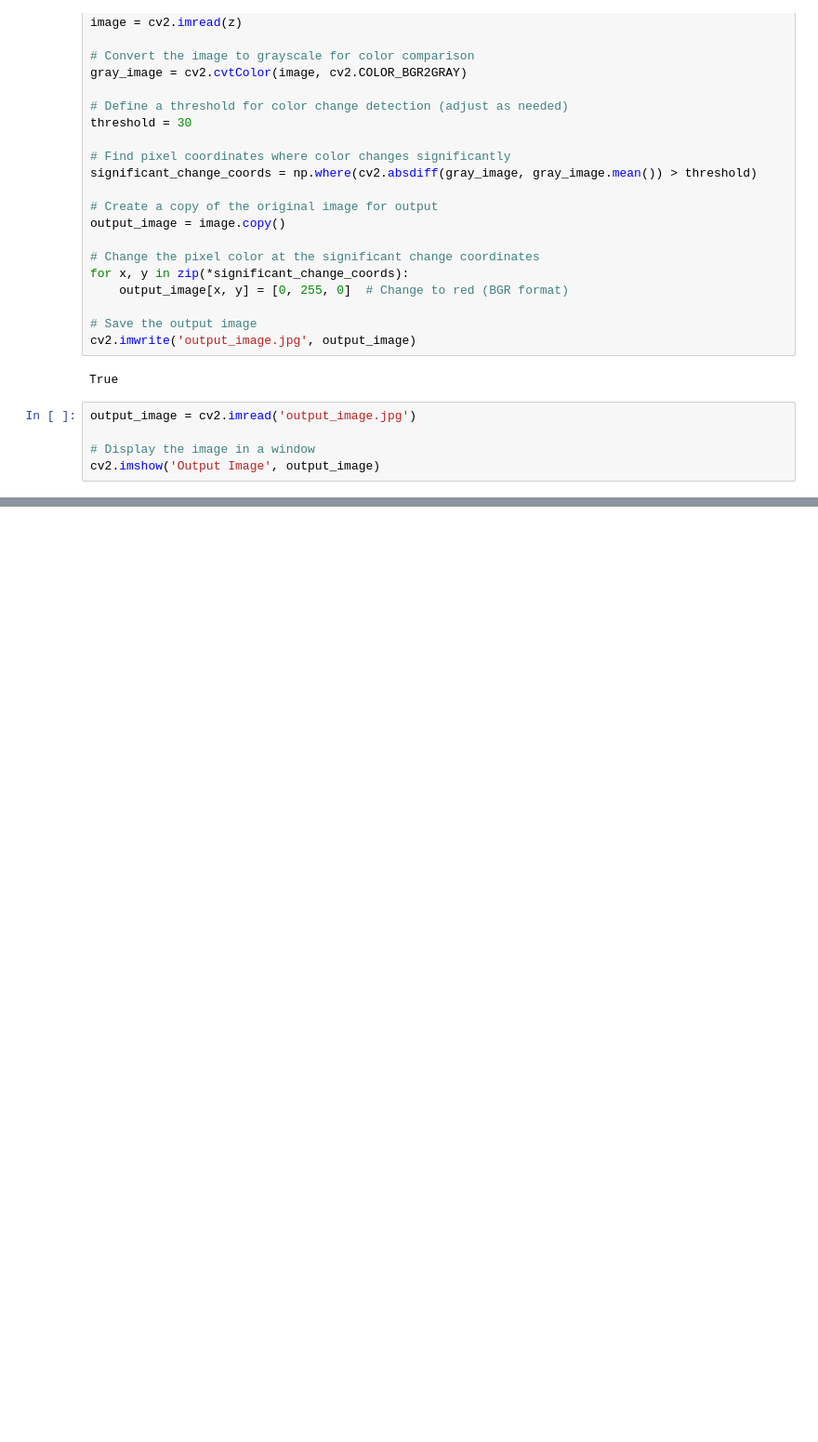
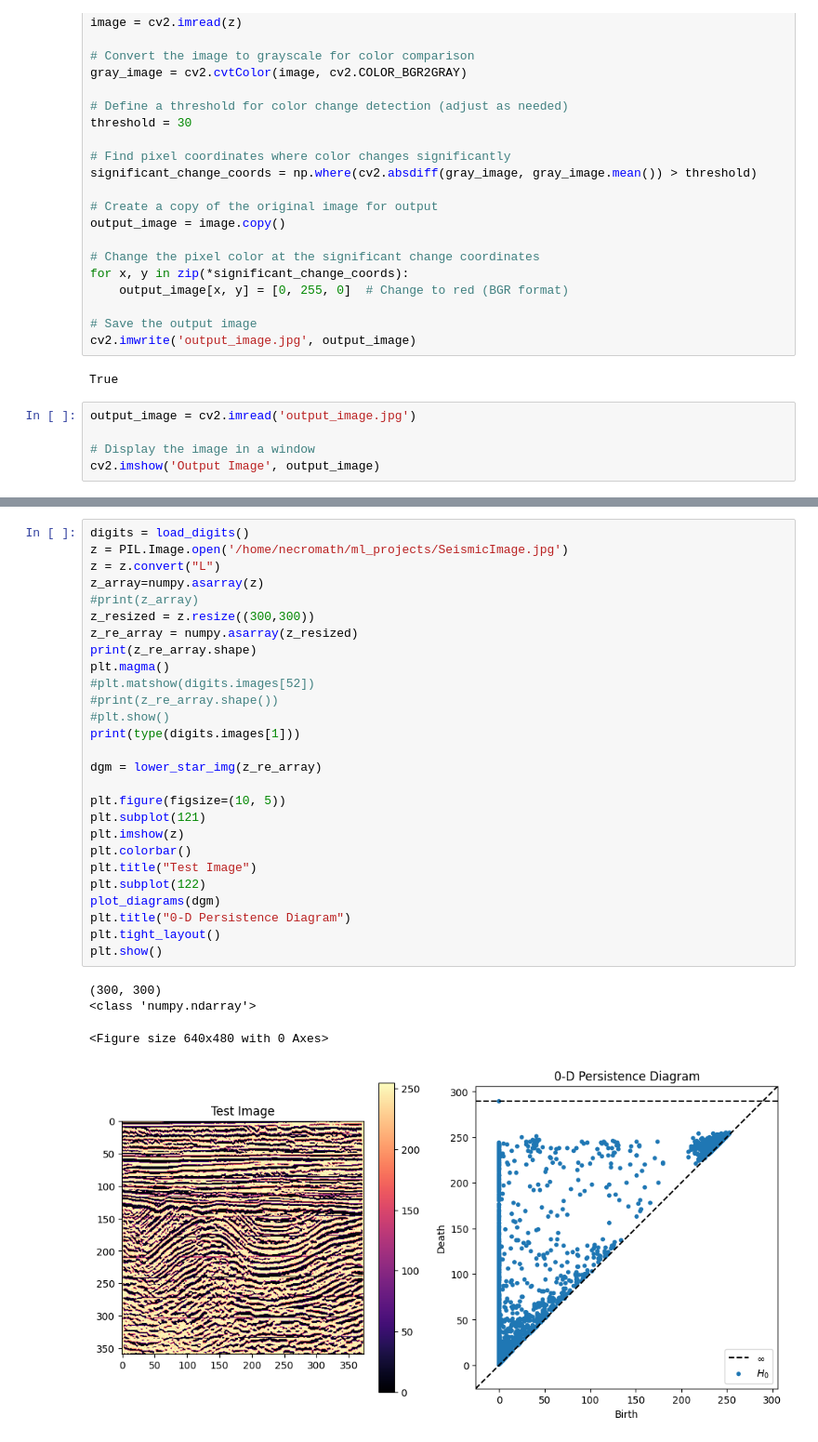
Before and after one commit to Necromath/ml_projects, a Jupyter notebook: Fit_Curve.ipynb, the cells around one changed output, grey strips where cells are left out. Shown at 93% size. Saved outputs shown, nothing was run; the diff lists cells and outputs as text; blank space fills up the shorter version.

```diff
--- a/Fit_Curve.ipynb
+++ b/Fit_Curve.ipynb
@@ -180,0 +296,32 @@ cv2.imshow('Output Image', output_image)
+# %%
+digits = load_digits()
+z = PIL.Image.open('/home/necromath/ml_projects/SeismicImage.jpg')
+z = z.convert("L")
+z_array=numpy.asarray(z)
+#print(z_array)
+z_resized = z.resize((300,300))
+z_re_array = numpy.asarray(z_resized)
+print(z_re_array.shape)
+plt.magma()
+#plt.matshow(digits.images[52])
+#print(z_re_array.shape())
+#plt.show()
+print(type(digits.images[1]))
+
+dgm = lower_star_img(z_re_array)
+
+plt.figure(figsize=(10, 5))
+plt.subplot(121)
+plt.imshow(z)
+plt.colorbar()
+plt.title("Test Image")
+plt.subplot(122)
+plot_diagrams(dgm)
+plt.title("0-D Persistence Diagram")
+plt.tight_layout()
+plt.show()
+# %% [output]
+(300, 300)
+<class 'numpy.ndarray'>
+<Figure size 640x480 with 0 Axes>
+[figure, added]
```
Also changed, not shown: parts of 5 cells of this notebook, 2 other files.
